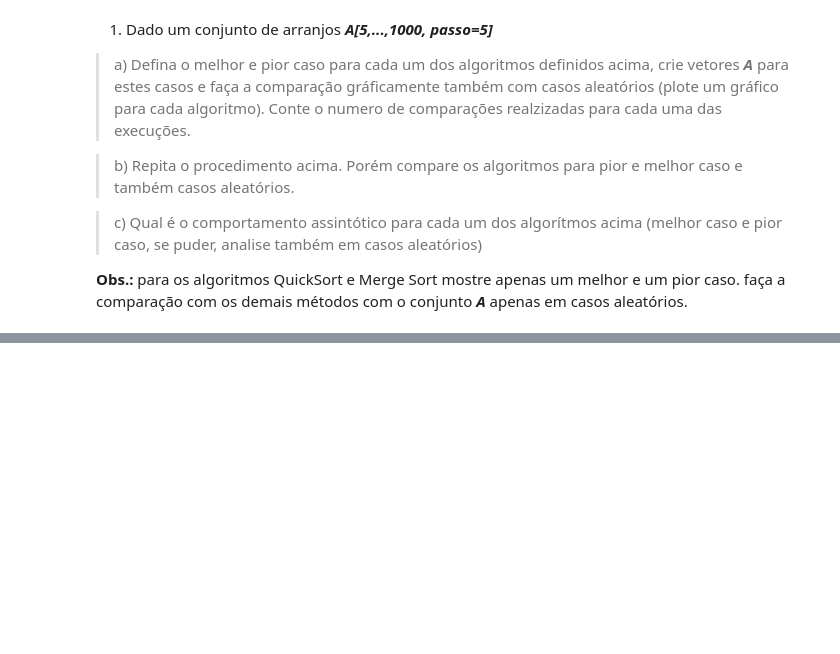
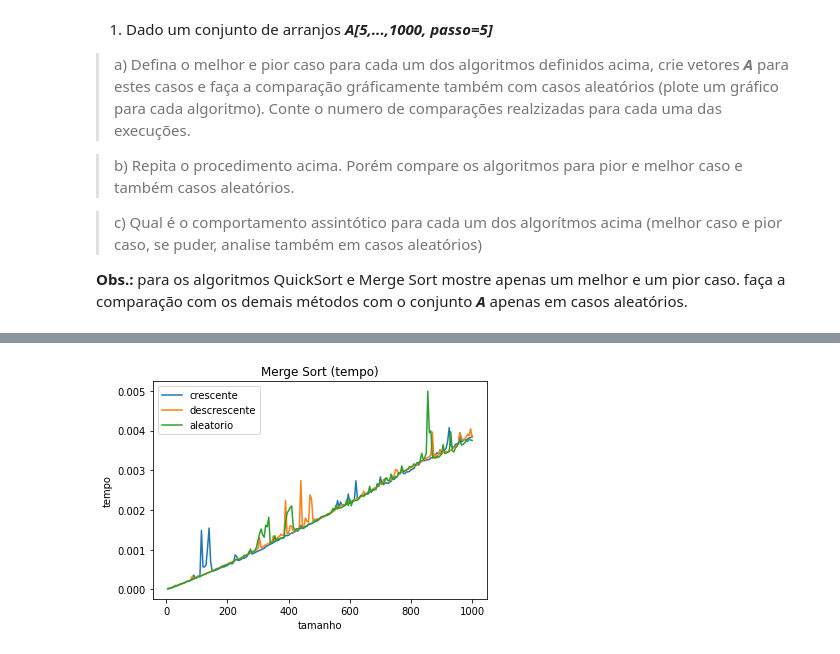
Before and after one commit to ohenriquesilvar/GCC_253, a Jupyter notebook: EFC1_GCC_253.ipynb, the cells around one changed output, grey strips where cells are left out. Cells and saved outputs as stored; diff of their text form; code cells hidden in the pictures; blank space fills up the shorter version.

```diff
--- a/EFC1_GCC_253.ipynb
+++ b/EFC1_GCC_253.ipynb
@@ -263,0 +268,4 @@ plt.show()
+# %%
+sortPlot(mergeSort, orderedCase, descendingCase, randomCase, 'Merge Sort (tempo)', True)
+# %% [output]
+[figure, added]
```
Also changed, not shown: parts of 61 cells of this notebook.
